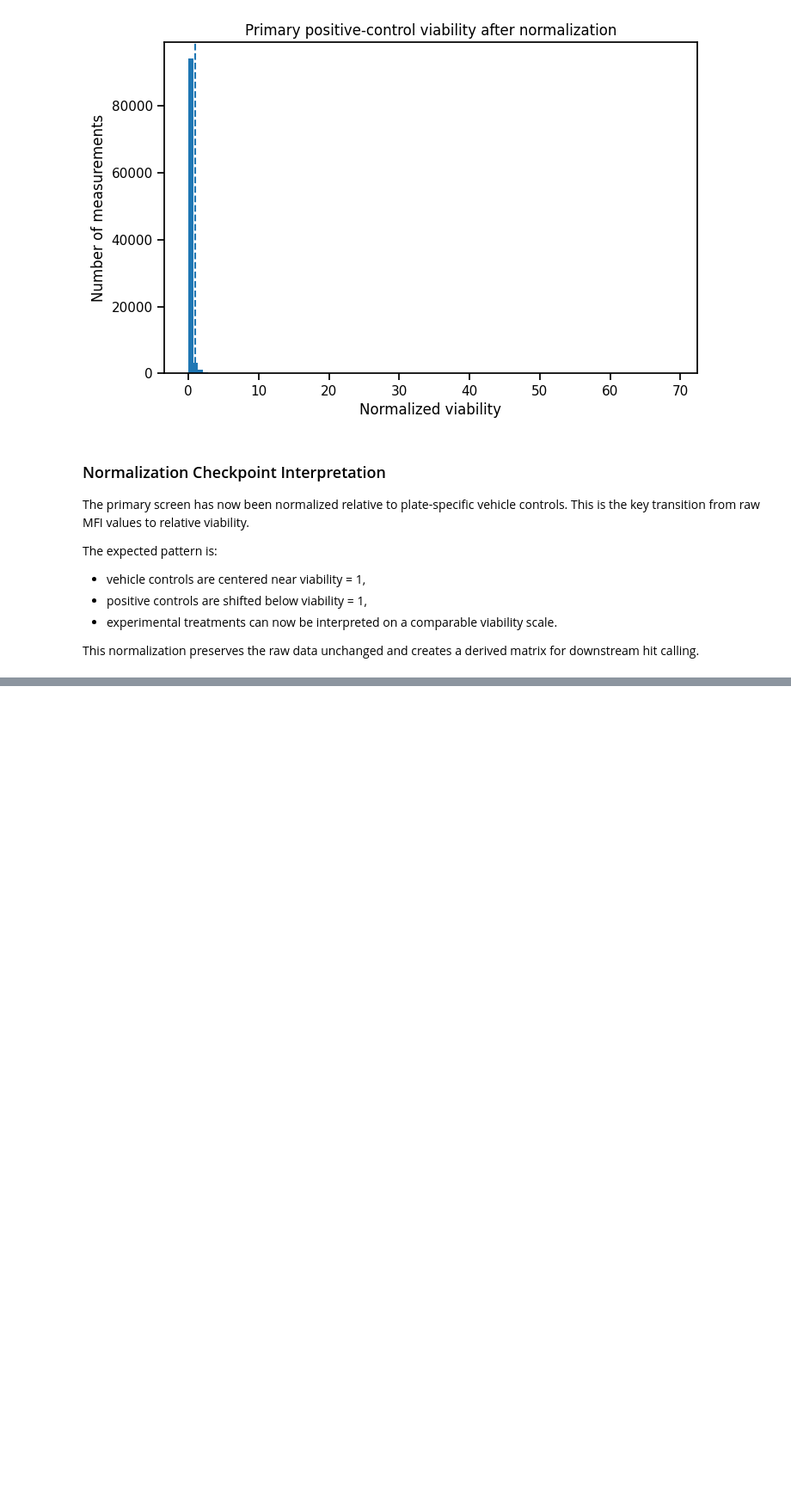
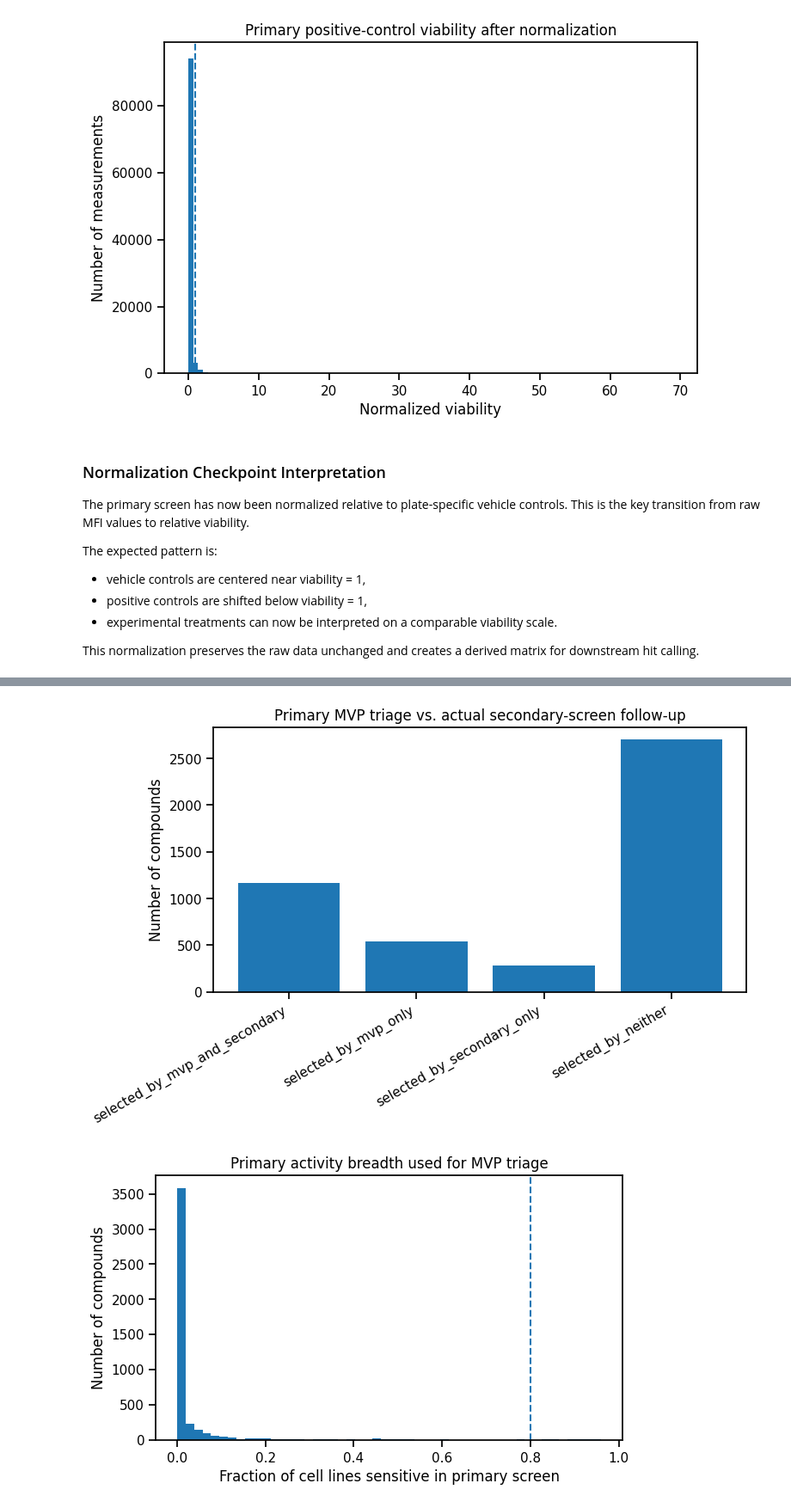
Before and after one commit to shashankshrishrimal-source/Code-for-assignment, a Jupyter notebook: notebooks/prism_repurposing_analysis.ipynb, the cells around one changed output, grey strips where cells are left out. Shown at 86% size. Saved outputs shown, nothing was run; the diff lists cells and outputs as text; code cells hidden in the pictures; blank space fills up the shorter version.

Commit message:
Complete secondary raw QC MVP

```diff
--- a/notebooks/prism_repurposing_analysis.ipynb
+++ b/notebooks/prism_repurposing_analysis.ipynb
@@ -3380,0 +3281,38 @@ display(
+# %%
+# Visualize Section 3 primary-vs-secondary comparison
+
+import matplotlib.pyplot as plt
+
+comparison_counts = (
+    primary_triage_comparison["triage_vs_secondary_status"]
+    .value_counts()
+    .reindex(
+        [
+            "selected_by_mvp_and_secondary",
+            "selected_by_mvp_only",
+            "selected_by_secondary_only",
+            "selected_by_neither",
+        ]
+    )
+)
+
+plt.figure(figsize=(8, 4))
+plt.bar(comparison_counts.index, comparison_counts.values)
+plt.xticks(rotation=30, ha="right")
+plt.ylabel("Number of compounds")
+plt.title("Primary MVP triage vs. actual secondary-screen follow-up")
+plt.show()
+
+plt.figure(figsize=(7, 4))
+plt.hist(
+    primary_triage_comparison["fraction_sensitive_cell_lines"].dropna(),
+    bins=50
+)
+plt.axvline(0.80, linestyle="--")
+plt.xlabel("Fraction of cell lines sensitive in primary screen")
+plt.ylabel("Number of compounds")
+plt.title("Primary activity breadth used for MVP triage")
+plt.show()
+# %% [output]
+[figure, added]
+[figure, added]
```
Also changed, not shown: parts of 68 cells of this notebook.
